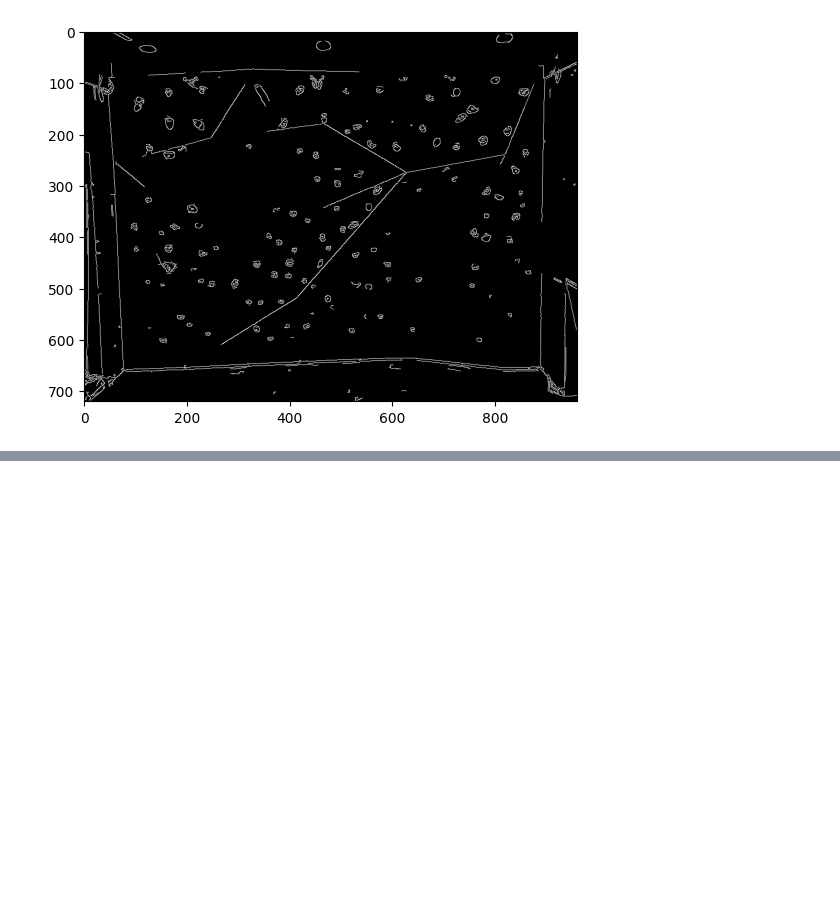
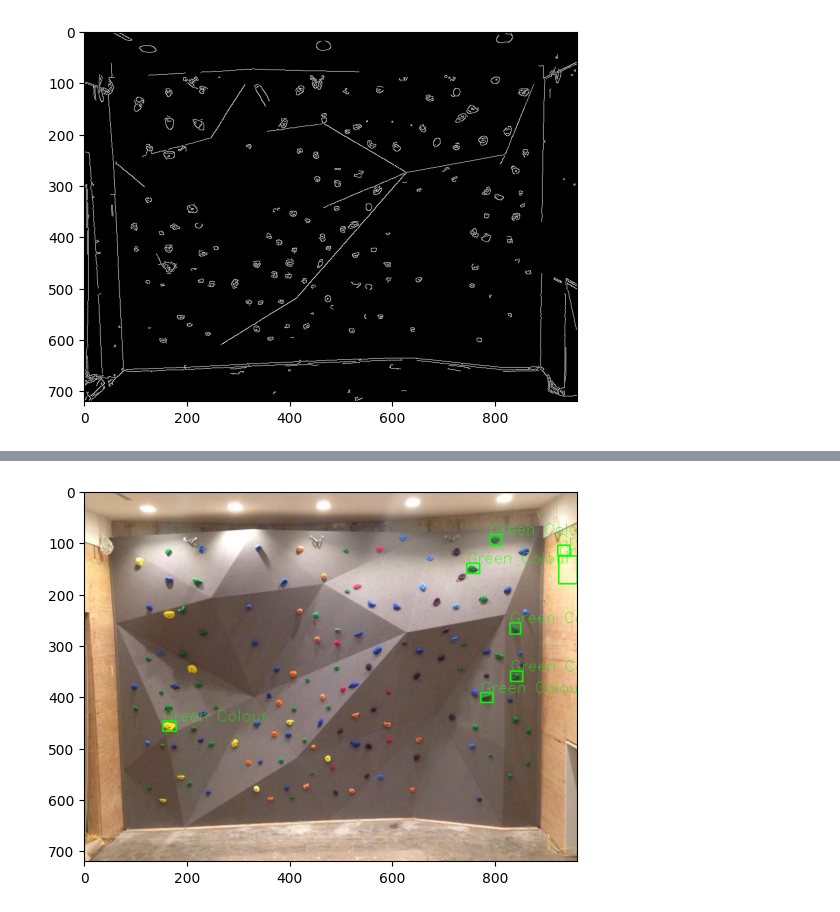
Before and after one commit to LeonardoBottonaUniTn/siv_project, a Jupyter notebook: leonardo_test/edge_detection.ipynb, the cells around one changed output, grey strips where cells are left out. Saved outputs shown, nothing was run; the diff lists cells and outputs as text; code cells hidden in the pictures; blank space fills up the shorter version.

```diff
--- a/leonardo_test/edge_detection.ipynb
+++ b/leonardo_test/edge_detection.ipynb
@@ -49,0 +88,90 @@ plt.show()
+# %%
+#Ora provo a fare color range analysis per gli holds
+
+hsvFrame = cv2.cvtColor(image, cv2.COLOR_BGR2HSV)
+
+# Set range for red color
+red_lower = np.array([136, 87, 111], np.uint8)
+red_upper = np.array([180, 255, 255], np.uint8)
+
+# define mask
+red_mask = cv2.inRange(hsvFrame, red_lower, red_upper)
+
+#green color
+green_lower = np.array([25, 52, 72], np.uint8)
+green_upper = np.array([102, 255, 255], np.uint8)
+green_mask = cv2.inRange(hsvFrame, green_lower, green_upper)
+
+#blue color
+blue_lower = np.array([94, 80, 2], np.uint8)
+blue_upper = np.array([120, 255, 255], np.uint8)
+blue_mask = cv2.inRange(hsvFrame, blue_lower, blue_upper)
+
+
+# to detect only that particular color
+kernal = np.ones((5, 5), "uint8")
+
+# red color
+red_mask = cv2.dilate(red_mask, kernal)
+res_red = cv2.bitwise_and(image, image, mask=red_mask)
+
+# green color
+green_mask = cv2.dilate(green_mask, kernal)
+res_green = cv2.bitwise_and(image, image, mask=green_mask)
+
+# blue color
+blue_mask = cv2.dilate(blue_mask, kernal)
+res_blue = cv2.bitwise_and(image, image, mask=blue_mask)
+
+# Creating contour to track red color
+contours, hierarchy = cv2.findContours(red_mask, cv2.RETR_TREE, cv2.CHAIN_APPROX_SIMPLE)
+
+for pic, contour in enumerate(contours):
+    area = cv2.contourArea(contour)
+    if (area > 300):
+        x, y, w, h = cv2.boundingRect(contour)
+        image = cv2.rectangle(image, (x, y),
+                                    (x + w, y + h),
+                                    (0, 0, 255), 2)
+
+        cv2.putText(image, "Red Colour", (x, y),
+                    cv2.FONT_HERSHEY_SIMPLEX, 1.0,
+                    (0, 0, 255))
+
+# Creating contour to track green color
+contours, hierarchy = cv2.findContours(green_mask,
+                                        cv2.RETR_TREE,
+                                        cv2.CHAIN_APPROX_SIMPLE)
+
+for pic, contour in enumerate(contours):
+    area = cv2.contourArea(contour)
+    if (area > 300):
+        x, y, w, h = cv2.boundingRect(contour)
+        image = cv2.rectangle(image, (x, y),
+                                    (x + w, y + h),
+                                    (0, 255, 0), 2)
+
+        cv2.putText(image, "Green Colour", (x, y),
+                    cv2.FONT_HERSHEY_SIMPLEX,
+                    1.0, (0, 255, 0))
+
+# Creating contour to track blue color
+contours, hierarchy = cv2.findContours(blue_mask,
+                                        cv2.RETR_TREE,
+                                        cv2.CHAIN_APPROX_SIMPLE)
+for pic, contour in enumerate(contours):
+    area = cv2.contourArea(contour)
+    if (area > 300):
+        x, y, w, h = cv2.boundingRect(contour)
+        image = cv2.rectangle(image, (x, y),
+                                    (x + w, y + h),
+                                    (255, 0, 0), 2)
+
+        cv2.putText(image, "Blue Colour", (x, y),
+                    cv2.FONT_HERSHEY_SIMPLEX,
+                    1.0, (255, 0, 0))
+
+
+# final run
+plt.imshow(cv2.cvtColor(image, cv2.COLOR_BGR2RGB))
+# %% [output]
@@ -49,0 +179 @@ plt.show()
+[figure, added]
```
Also changed, not shown: parts of 3 cells of this notebook.
